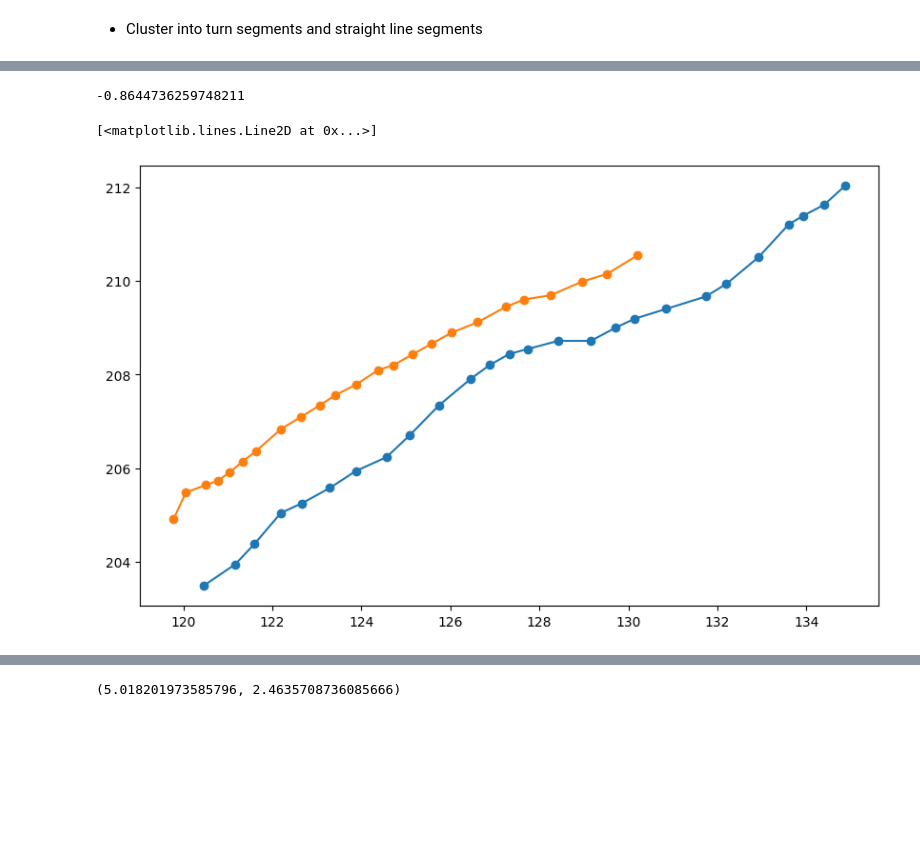
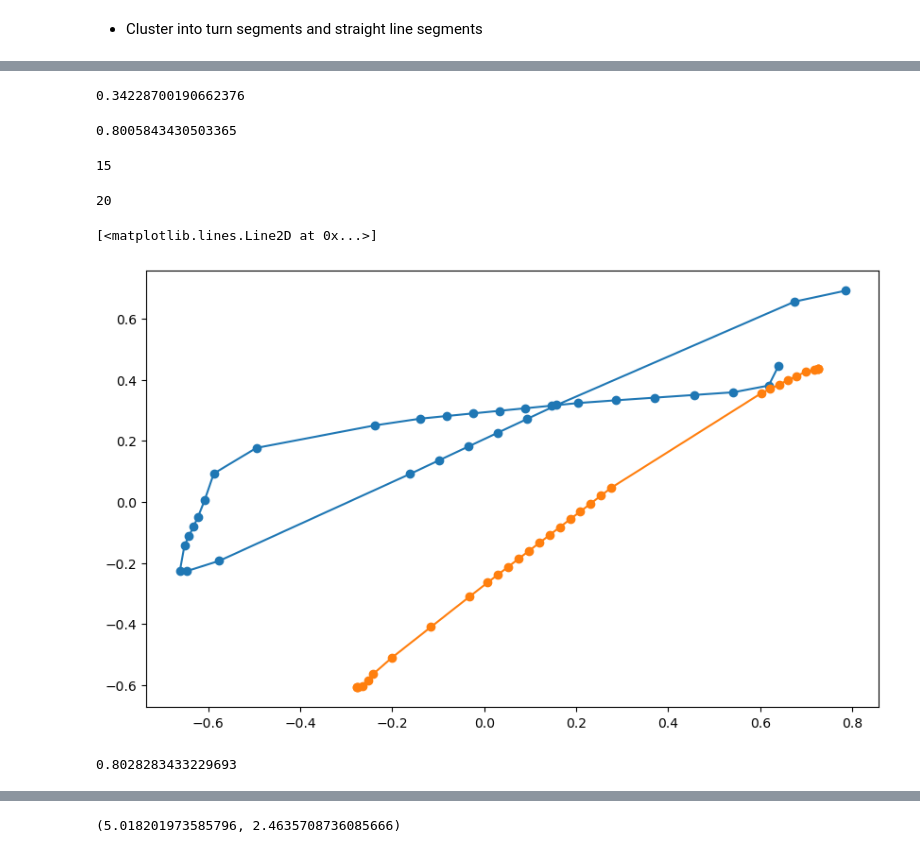
Before and after one commit to hungnd11/my-thesis, a Jupyter notebook: code/notebooks/piloc.ipynb, the cells around one changed output, grey strips where cells are left out. Drawn from its saved outputs; the diff is of its cells as text; code cells hidden in the pictures; blank space fills up the shorter version.

Commit message:
Add: filter

```diff
--- a/code/notebooks/piloc.ipynb
+++ b/code/notebooks/piloc.ipynb
@@ -242,12 +212,12 @@ acce, heading = estimate_acceleration_heading(
     magn=sensor_df[["ts", "magn_x", "magn_y", "magn_z"]].values)
 acce_magnitudes = np.linalg.norm(acce, axis=1)
 
-acce_mean = compute_mean(acce_magnitudes, window_size=5)
-acce_var = compute_local_acc_variance(acce_magnitudes, window_size=5)
+acce_mean = compute_mean(acce_magnitudes, window_size=8)
+acce_var = compute_local_acc_variance(acce_magnitudes, window_size=8)
 is_step_flags, swing, stance = compute_step_positions(acce_var,
                                                       swing_threshold=2.0,
                                                       stance_threshold=1.0,
-                                                      window_size=5)
+                                                      window_size=8)
 # %%
 fig, ax = plt.subplots(1, 1, figsize=(12, 6))
 
@@ -629,12 +585,12 @@ for data_file in tqdm(data_files):
         magn=sensor_df[["ts", "magn_x", "magn_y", "magn_z"]].values)
     acce_magnitudes = np.linalg.norm(acce, axis=1)
 
-    acce_mean = compute_mean(acce_magnitudes, window_size=5)
-    acce_var = compute_local_acc_variance(acce_magnitudes, window_size=5)
+    acce_mean = compute_mean(acce_magnitudes, window_size=8)
+    acce_var = compute_local_acc_variance(acce_magnitudes, window_size=8)
     is_step_flags, swing, stance = compute_step_positions(acce_var,
                                                           swing_threshold=2.0,
                                                           stance_threshold=1.0,
-                                                          window_size=5)
+                                                          window_size=8)
 
     sensor_timestamps = sensor_df["ts"].values
     heading_with_timestamps = np.vstack((sensor_timestamps, heading)).T
@@ -872,20 +779,61 @@ compute_signal_correlation(straight_line_segments[2].wifi_f[:, 1:],
+# %%
+def normalize(segment, n_points, filter_func=None):
+  if filter_func is None:
+    filter_func = lambda v: v
+
+  min_time = segment.rel_step_positions[0, 0]
+  max_time = segment.rel_step_positions[-1, 0]
+
+  x_interp_func = interp1d(x=segment.rel_step_positions[:, 0], y=filter_func(segment.rel_step_positions[:, 1]), kind="linear")
+  y_interp_func = interp1d(x=segment.rel_step_positions[:, 0], y=filter_func(segment.rel_step_positions[:, 2]), kind="linear")
+
+  time_array = np.arange(0, n_points, 1) / n_points * (max_time - min_time) + min_time
+
+  return x_interp_func(time_array), y_interp_func(time_array)
 # %%
-compute_path_correlation(
-    filter_headings(straight_line_segments[2].rel_step_positions[:, 1]),
-    filter_headings(straight_line_segments[2].rel_step_positions[:, 2]),
-    filter_headings(straight_line_segments[3].rel_step_positions[:, 1]),
-    filter_headings(straight_line_segments[3].rel_step_positions[:, 2]))
+compute_path_correlation(straight_line_segments[40].rel_step_positions[:, 1],
+                         straight_line_segments[40].rel_step_positions[:, 2],
+                         straight_line_segments[42].rel_step_positions[:, 1],
+                         straight_line_segments[42].rel_step_positions[:, 2],)
 # %% [output]
--0.8644736259748211
+0.34228700190662376
+# %%
+compute_path_correlation(turn_segments[24].rel_step_positions[:, 1],
+                         turn_segments[24].rel_step_positions[:, 2],
+                         turn_segments[29].rel_step_positions[:, 1],
+                         turn_segments[29].rel_step_positions[:, 2],)
+# %% [output]
+0.8005843430503365
+# %%
+straight_line_segments[40].wifi_f.shape[0]
+# %% [output]
+15
+# %%
+straight_line_segments[42].wifi_f.shape[0]
+# %% [output]
+20
 # %%
 fig, ax = plt.subplots(1, 1, figsize=(10, 6))
 
-ax.plot(straight_line_segments[2].step_positions[:, 1],
-        straight_line_segments[2].step_positions[:, 2],
-        marker='o')
-ax.plot(straight_line_segments[3].step_positions[::-1, 1],
-        straight_line_segments[3].step_positions[::-1, 2],
-        marker='o')
+# ax.plot(filter_headings(straight_line_segments[52].rel_step_positions[:, 1]),
+#         filter_headings(straight_line_segments[52].rel_step_positions[:, 2]),
+#         marker='o')
+# ax.plot(filter_headings(straight_line_segments[66].rel_step_positions[:, 1]),
+#         filter_headings(straight_line_segments[66].rel_step_positions[:, 2]),
+#         marker='o')
+
+wifi_xs_1, wifi_ys_1 = normalize(turn_segments[22], n_points=32, filter_func=filter_headings)
+wifi_xs_2, wifi_ys_2 = normalize(turn_segments[23], n_points=32, filter_func=filter_headings)
+
+ax.plot(wifi_xs_1, wifi_ys_1, marker="o")
+ax.plot(wifi_xs_2, wifi_ys_2, marker="o")
 # %% [output]
 [<matplotlib.lines.Line2D at 0x...>]
-[figure, old version]
+[figure, new version]
+# %%
+compute_path_correlation(wifi_xs_1,
+                         wifi_ys_1,
+                         wifi_xs_2,
+                         wifi_ys_2,)
+# %% [output]
+0.8028283433229693
```
Also changed, not shown: parts of 38 cells of this notebook, 1 other file.
